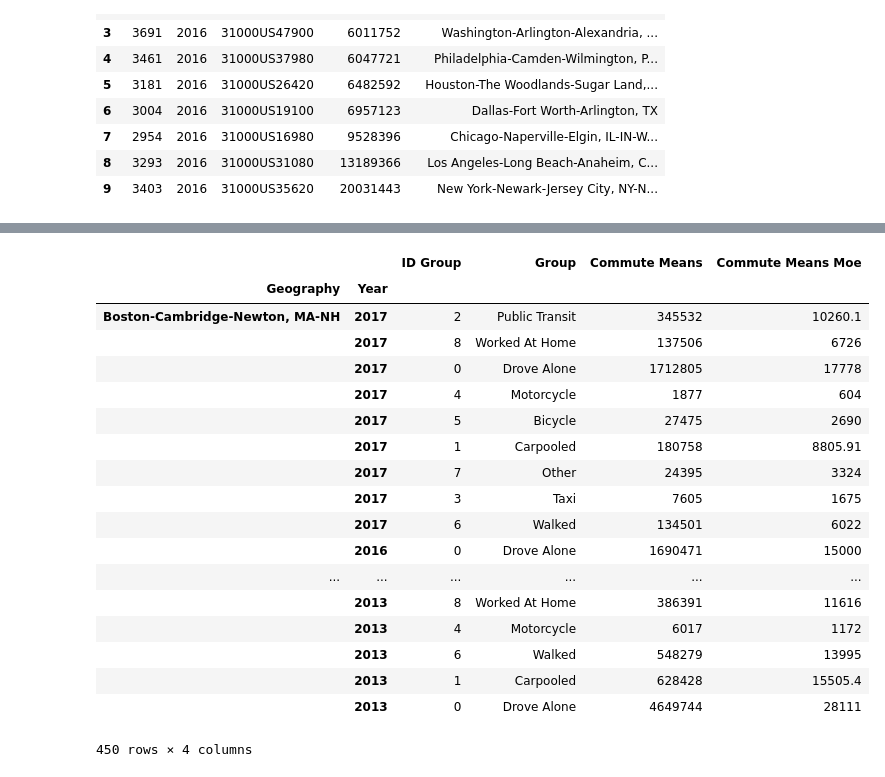
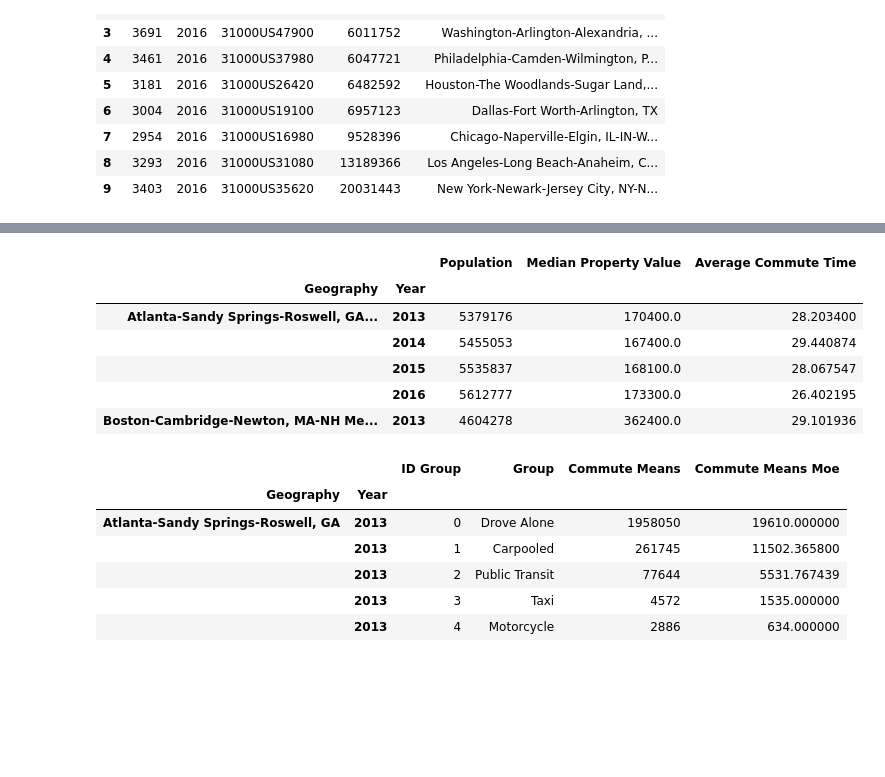
Before and after one commit to aneou/Springboard, a Jupyter notebook: data collection.ipynb, the cells around one changed output, grey strips where cells are left out. Cells and saved outputs as stored; diff of their text form; code cells hidden in the pictures; blank space fills up the shorter version.

```diff
--- a/data collection.ipynb
+++ b/data collection.ipynb
@@ -72,10 +60,0 @@ dfmpv
-# %%
-counter=0
-loc=None;
-for lis in mpv:
-    if lis[1]=='31000US35620':
-        loc=counter
-        break
-    counter+=1
-print(counter)
-dfnames['Code'].values
@@ -86,0 +61,12 @@ array(['31000US14460', '31000US12060', '31000US33100', '31000US47900',
+# %%
+commute_tmp=[]
+columns=['ID MSA','Slug MSA','Year','Average Commute Time']
+for lis in commute_time:
+     if lis['ID MSA'] in dfnames['Code'].values:
+            temp=[]
+            for i in columns:
+                temp.append(lis[i])
+            commute_tmp.append(temp)
+df_commute=pd.DataFrame(commute_tmp,columns=['Code','Place','Year','Average Commute Time'])
+df_commute=df_commute.sort_values(['Place','Year']).reset_index(drop=True)
+#df_commute.set_index(['Place','Year'])
@@ -87,3 +75,20 @@ array(['31000US14460', '31000US12060', '31000US33100', '31000US47900',
+# %%
+df=df_pop.join(df_mpv,lsuffix='Code', rsuffix='Code')
+df = df.loc[:,~df.columns.duplicated()]
+df.columns=['Year','Code','Population','Place','Median Property Value']
+df=df.join(df_commute,lsuffix='Code',rsuffix='Code')
+df = df.loc[:,~df.columns.duplicated()]
+df.columns=['Year','Code','Population','Geography','Median Property Value','Average Commute Time']
+df=df.drop('Code',axis=1).sort_values(['Geography','Year']).set_index(['Geography','Year'])
+df.head()
+# %% [output]
+|  |  | Population | Median Property Value | Average Commute Time |
+| Geography | Year |  |  |  |
+| Atlanta-Sandy Springs-Roswell, GA... | 2013 | 5379176 | 170400.0 | 28.203400 |
+|  | 2014 | 5455053 | 167400.0 | 29.440874 |
+|  | 2015 | 5535837 | 168100.0 | 28.067547 |
+|  | 2016 | 5612777 | 173300.0 | 26.402195 |
+| Boston-Cambridge-Newton, MA-NH Me... | 2013 | 4604278 | 362400.0 | 29.101936 |
 # %%
 commute_mode={}
 poverty={}
@@ -110,35 +115,26 @@ for i in range(10):
     time.sleep(5)
     local[dfnames.iloc[i]['Place']]=requests.get('https://datausa.io/api/data?measure=Foreign-Born%20Citizens,Population&Geography='+dfnames.iloc[i]['Code'],headers=headers).json()['data']
 # %%
+#resests vairable if cell is rerun so it doesn't try to doube data
 dfcommute_mode=None
 #convert commute mode data from dictionaries to data frame
 for name in commute_mode:
-    for i in range(45):
+    for i in range(len(commute_mode[name])):
         dfcommute_mode=pd.concat([dfcommute_mode, pd.DataFrame.from_dict(commute_mode[name][i],orient='index').T ])
 #remove extra columns
-dfcommute_mode=dfcommute_mode.drop('ID Geography',axis=1)
-dfcommute_mode=dfcommute_mode.drop('Slug Geography',axis=1)
-dfcommute_mode=dfcommute_mode.drop('ID Year',axis=1)
+dfcommute_mode=dfcommute_mode.drop(['ID Geography','Slug Geography','ID Year'],axis=1)
 #reindex by location and year
-dfcommute_mode=dfcommute_mode.set_index(['Geography','Year'])
-dfcommute_mode
+dfcommute_mode=dfcommute_mode.sort_values(['Geography','Year','ID Group']).set_index(['Geography','Year'])
+# fix data types
+dfcommute_mode['ID Group']=dfcommute_mode['ID Group'].astype(int)
+dfcommute_mode['Commute Means']=dfcommute_mode['Commute Means'].astype(int)
+dfcommute_mode['Commute Means Moe']=dfcommute_mode['Commute Means Moe'].astype(float)
+dfcommute_mode.head()
 # %% [output]
 |  |  | ID Group | Group | Commute Means | Commute Means Moe |
 | Geography | Year |  |  |  |  |
-| Boston-Cambridge-Newton, MA-NH | 2017 | 2 | Public Transit | 345532 | 10260.1 |
-|  | 2017 | 8 | Worked At Home | 137506 | 6726 |
-|  | 2017 | 0 | Drove Alone | 1712805 | 17778 |
-|  | 2017 | 4 | Motorcycle | 1877 | 604 |
-|  | 2017 | 5 | Bicycle | 27475 | 2690 |
-|  | 2017 | 1 | Carpooled | 180758 | 8805.91 |
-|  | 2017 | 7 | Other | 24395 | 3324 |
-|  | 2017 | 3 | Taxi | 7605 | 1675 |
-|  | 2017 | 6 | Walked | 134501 | 6022 |
-|  | 2016 | 0 | Drove Alone | 1690471 | 15000 |
-| ... | ... | ... | ... | ... | ... |
-|  | 2013 | 8 | Worked At Home | 386391 | 11616 |
-|  | 2013 | 4 | Motorcycle | 6017 | 1172 |
-|  | 2013 | 6 | Walked | 548279 | 13995 |
-|  | 2013 | 1 | Carpooled | 628428 | 15505.4 |
-|  | 2013 | 0 | Drove Alone | 4649744 | 28111 |
+| Atlanta-Sandy Springs-Roswell, GA | 2013 | 0 | Drove Alone | 1958050 | 19610.000000 |
+|  | 2013 | 1 | Carpooled | 261745 | 11502.365800 |
+|  | 2013 | 2 | Public Transit | 77644 | 5531.767439 |
+|  | 2013 | 3 | Taxi | 4572 | 1535.000000 |
+|  | 2013 | 4 | Motorcycle | 2886 | 634.000000 |
-450 rows × 4 columns
```
Also changed, not shown: parts of 17 cells of this notebook.
